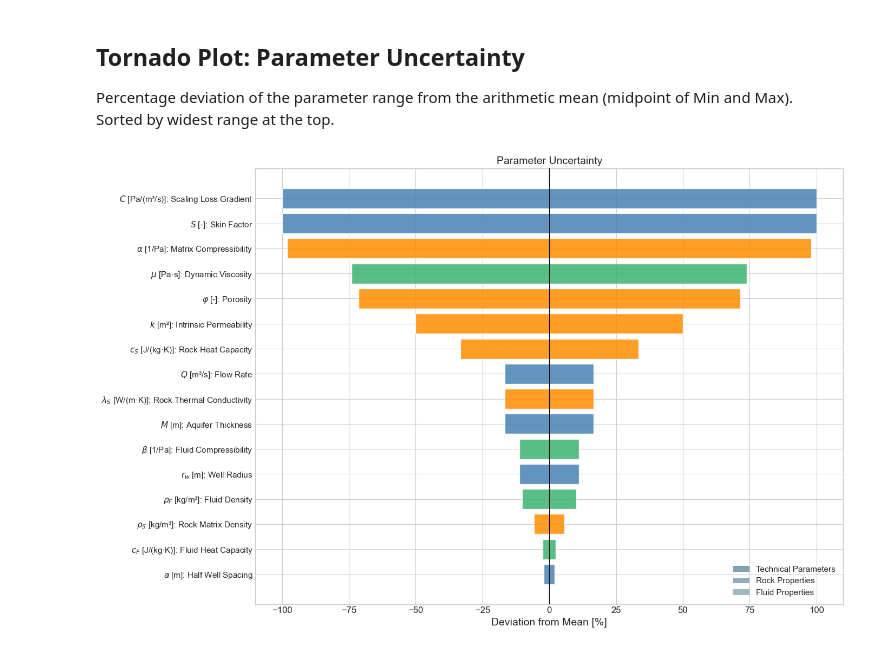
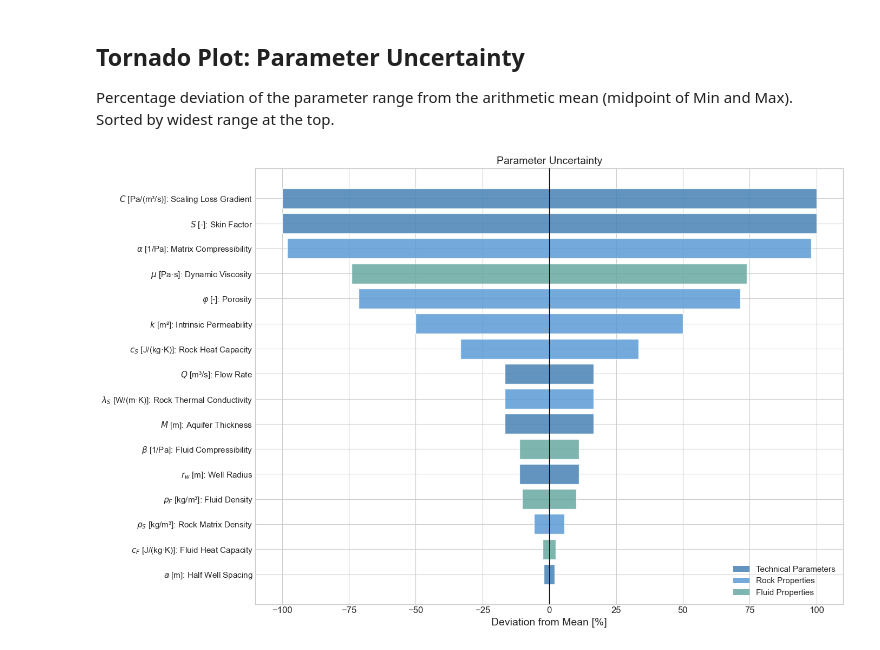
Before and after one commit to jtecklenburg/geothermal-doublet, a Jupyter notebook: parameter_overview.ipynb, the cells around one changed output. Drawn from its saved outputs; the diff is of its cells as text; code cells hidden in the pictures.

```diff
--- a/parameter_overview.ipynb
+++ b/parameter_overview.ipynb
@@ -111,8 +111,8 @@ order = np.argsort(total_pct)
 # Colors by category
 CAT_COLOR = {
     'Technical': 'steelblue',
-    'Rock':      'darkorange',
-    'Fluid':     'mediumseagreen',
+    'Rock':      '#5A9BD5',
+    'Fluid':     '#67A9A1',
 }
 
 fig, ax = plt.subplots(figsize=(14, 9))
@@ -121,34 +121,34 @@ y = np.arange(len(parameters))
 for j, i in enumerate(order):
     color = CAT_COLOR[cats[i]]
     ax.barh(j, lower_pct[i], color=color, alpha=0.85, edgecolor='white')
     ax.barh(j, upper_pct[i], color=color, alpha=0.85, edgecolor='white')
     #ax.text(lower_pct[i] - 0.5, j, f'{lower_pct[i]:.0f} %',
     #        ha='right', va='center', fontsize=9)
     #ax.text(upper_pct[i] + 0.5, j, f'+{upper_pct[i]:.0f} %',
     #        ha='left',  va='center', fontsize=9)
 
 # Y-axis labels: display name – description [unit]
 labels = [
     f'{DISPLAY_NAMES[varnames[i]]} [{units[i]}]: {descs[i]}'
     for i in order
 ]
 ax.set_yticks(y)
 ax.set_yticklabels(labels, fontsize=11)
 ax.tick_params(axis='x', labelsize=12)
 
 ax.axvline(0, color='black', linewidth=1.0, zorder=5)
 ax.set_xlabel('Deviation from Mean [%]', fontsize=14)
 ax.set_title('Parameter Uncertainty', fontsize=14)
 
 legend_elements = [
-    mpatches.Patch(facecolor='#6f8fa6',      alpha=0.85, label='Technical Parameters'),
-    mpatches.Patch(facecolor='#7f9fae',     alpha=0.85, label='Rock Properties'),
-    mpatches.Patch(facecolor='#8faeb6', alpha=0.85, label='Fluid Properties'),
+    mpatches.Patch(facecolor='steelblue',      alpha=0.85, label='Technical Parameters'),
+    mpatches.Patch(facecolor='#5A9BD5',     alpha=0.85, label='Rock Properties'),
+    mpatches.Patch(facecolor='#67A9A1', alpha=0.85, label='Fluid Properties'),
 ]
 ax.legend(handles=legend_elements, fontsize=11, loc='lower right')
 
 plt.tight_layout()
 plt.savefig('parameter_tornado.svg', bbox_inches='tight')
 plt.show()
 # %% [output]
-[figure, old version]
+[figure, new version]
```
